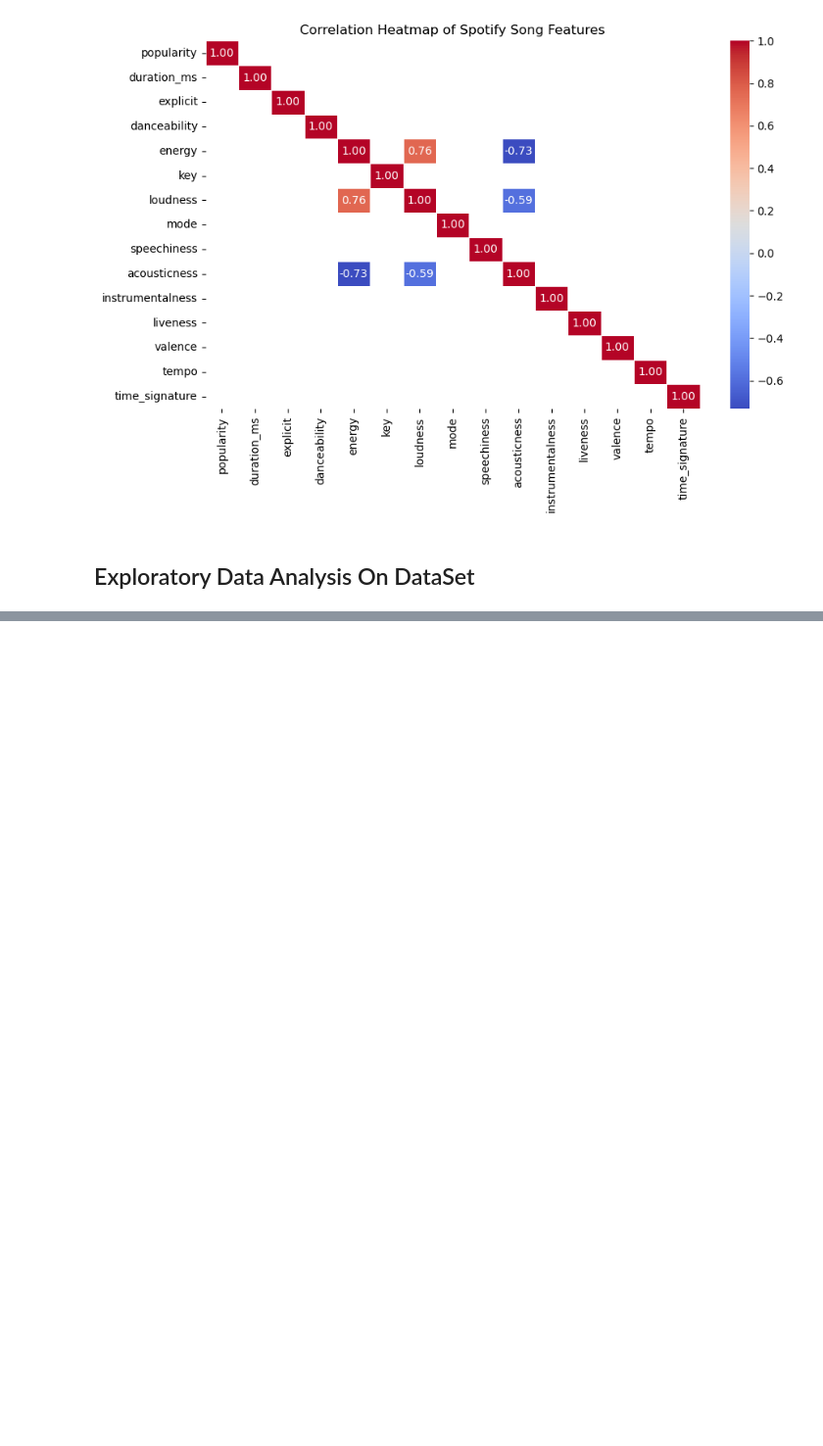
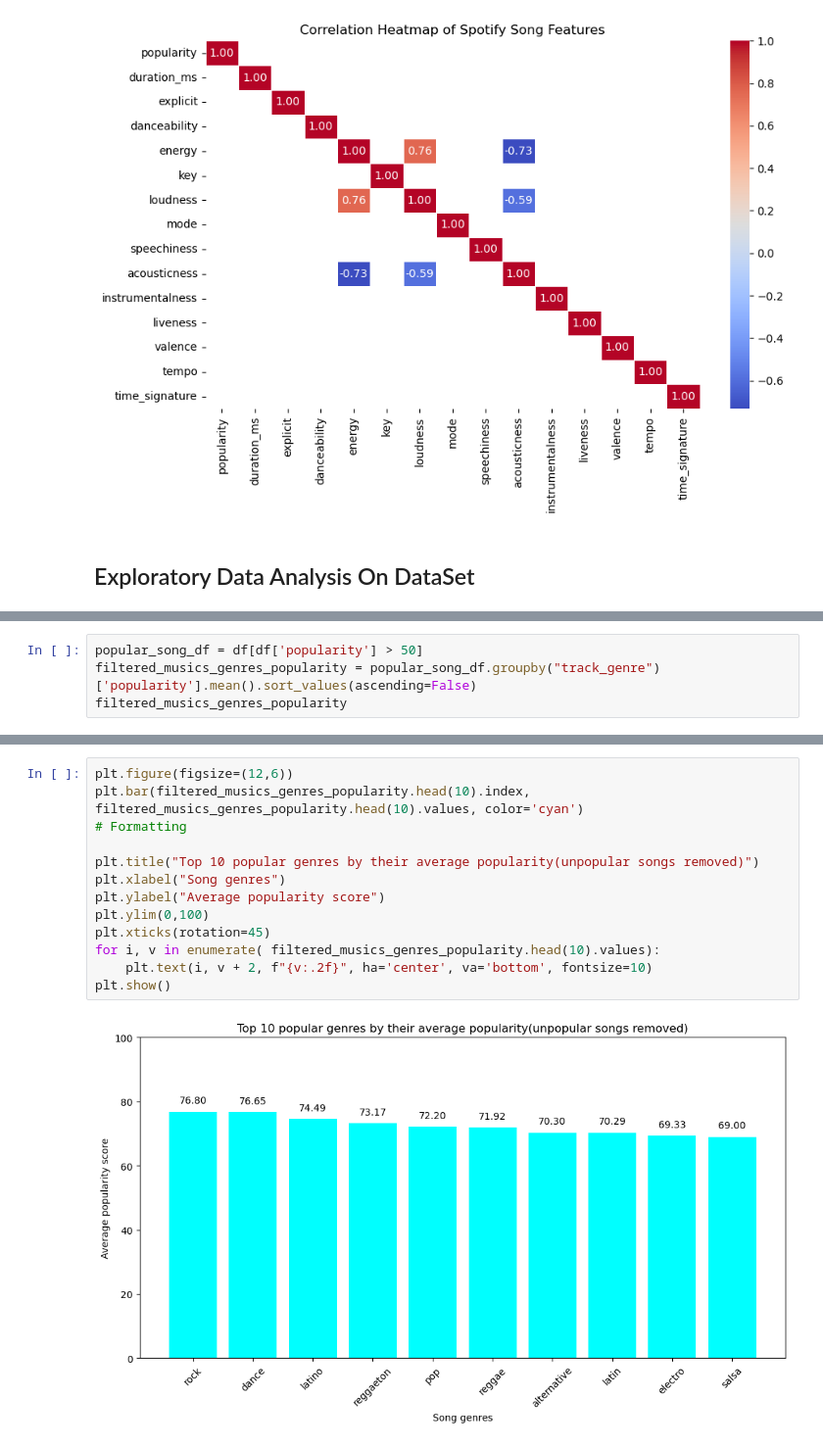
Before and after one commit to parsadarvishi/Spotify-Tracks-EDA, a Jupyter notebook: Spotify-EDA.ipynb, the cells around one changed output, grey strips where cells are left out. Shown at 98% size. Drawn from its saved outputs; the diff is of its cells as text; blank space fills up the shorter version.

```diff
--- a/Spotify-EDA.ipynb
+++ b/Spotify-EDA.ipynb
@@ -119,0 +278,4 @@ plt.show()
+# %%
+popular_song_df = df[df['popularity'] > 50]
+filtered_musics_genres_popularity = popular_song_df.groupby("track_genre")['popularity'].mean().sort_values(ascending=False)
+filtered_musics_genres_popularity
@@ -119,0 +311,15 @@ plt.show()
+# %%
+plt.figure(figsize=(12,6))
+plt.bar(filtered_musics_genres_popularity.head(10).index, filtered_musics_genres_popularity.head(10).values, color='cyan')
+# Formatting
+
+plt.title("Top 10 popular genres by their average popularity(unpopular songs removed)")
+plt.xlabel("Song genres")
+plt.ylabel("Average popularity score")
+plt.ylim(0,100)
+plt.xticks(rotation=45)
+for i, v in enumerate( filtered_musics_genres_popularity.head(10).values):
+    plt.text(i, v + 2, f"{v:.2f}", ha='center', va='bottom', fontsize=10)
+plt.show()
+# %% [output]
+[figure, added]
```
Also changed, not shown: parts of 22 cells of this notebook.
